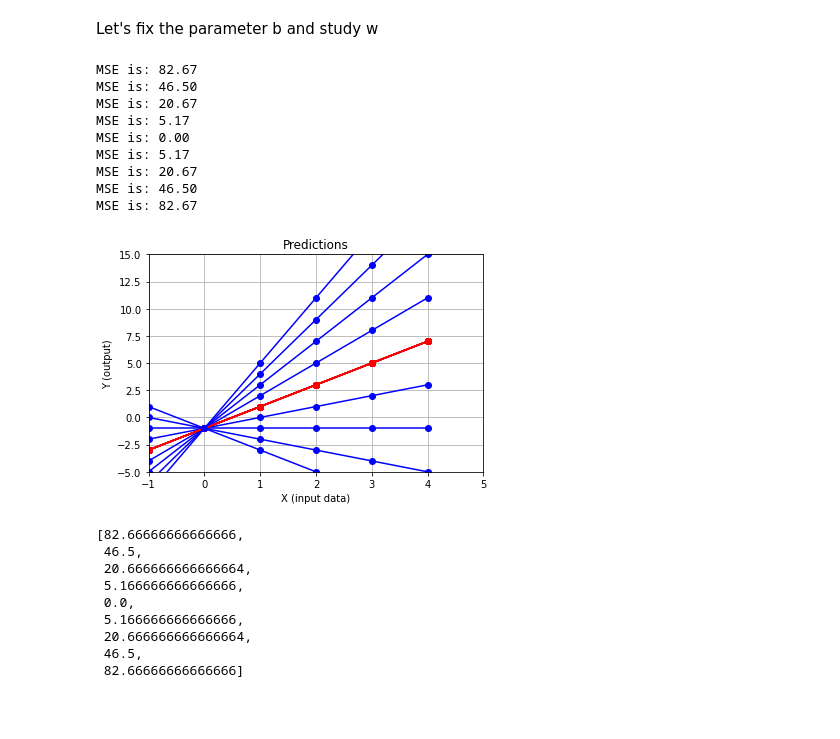
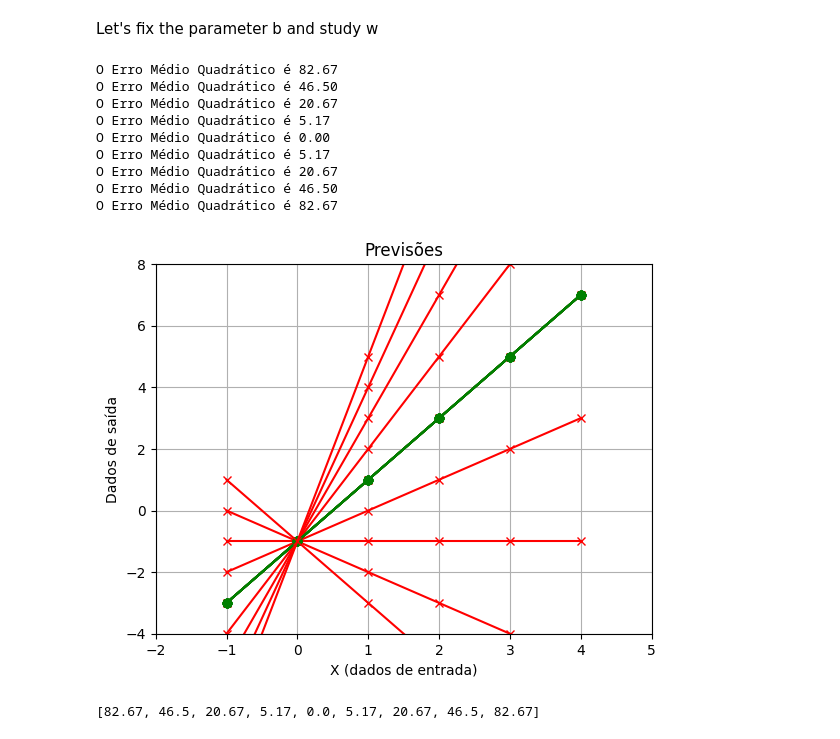
Before and after one commit to ChicoProf/curso-TinyML, a Jupyter notebook: 00_Curse_Folder/1_Fundamentals/Class_05/Exploring_Loss_Cost_Function.ipynb, the cells around one changed output. Drawn from its saved outputs; the diff is of its cells as text; code cells hidden in the pictures; blank space fills up the shorter version.

```diff
--- a/00_Curse_Folder/1_Fundamentals/Class_05/Exploring_Loss_Cost_Function.ipynb
+++ b/00_Curse_Folder/1_Fundamentals/Class_05/Exploring_Loss_Cost_Function.ipynb
@@ -109,7 +109,7 @@ My MSE loss is: 5.17
 # %% [markdown]
 Creating a function
 # %%
-def calc_plot_error (X, Y, w, b):
+def calc_plot_error_ORIGINAL (X, Y, w, b):
     Y_hat = []
     for Xi in X:
         Yi = (w*Xi)+b
@@ -123,16 +123,33 @@ def calc_plot_error (X, Y, w, b):
 
     MSE = (1/n)*(total_squared_error)
     print("MSE is: {:.2f}".format(MSE))
-    plt.plot(X, Y, color='red', marker='o', label='Y')
-    plt.plot(X, Y_hat, color='blue', marker='o', label='predictions')
-    plt.axis([-1,5,-5,15])
-    plt.title('Predictions')
-    plt.xlabel('X (input data)')
-    plt.ylabel('Y (output)')
+    grafico.plot(X, Y, color='red', marker='o', label='Y')
+    grafico.plot(X, Y_hat, color='blue', marker='o', label='predictions')
+    grafico.axis([-1,5,-5,15])
+    grafico.title('Predictions')
+    grafico.xlabel('X (input data)')
+    grafico.ylabel('Y (output)')
     #plt.legend(loc='upper left')
-    plt.grid()
+    grafico.grid()
 
     return MSE
+
+def calc_plot_error(X,Y,w,b):
+  Y_hat=[w*Xi+b for Xi in X]
+  erro=[(Y[i]-Y_hat[i])**2 for i in range(len(Y))]
+  total_squared_error=sum(erro)
+  MSE=sum(erro)/n
+  print(f"O Erro Médio Quadrático é {MSE:.2f}")
+  grafico.plot(X,Y,color='green', marker='o',label='Y (valores reais)')
+  grafico.plot(X, Y_hat,color='red', marker='x', label=f"estimativa para w={w} e b={b}")
+  grafico.axis([min(X)-1,max(X)+1,min(Y)-1,max(Y)+1])
+  grafico.title("Previsões")
+  grafico.xlabel("X (dados de entrada)")
+  grafico.ylabel("Dados de saída")
+  grafico.legend(loc='upper left')
+  grafico.grid()
+
+  return round(MSE,2)
 # %%
 calc_plot_error (X, Y, w=2, b=-2)
 # %% [output]
@@ -144,31 +161,24 @@ Let's fix the parameter b and study w
 # %%
 b = -1
 W_lst = [-2, -1, 0, 1, 2, 3, 4, 5, 6]
-MSE_lst = []
-for wi in W_lst:
+"""for wi in W_lst:
     MSEi = calc_plot_error (X, Y, w=wi, b=b)
-    MSE_lst.append(MSEi)
+    MSE_lst.append(MSEi)"""
+
+MSE_lst = [calc_plot_error(X, Y, w=wi, b=b) for wi in W_lst]
 # %% [output]
-MSE is: 82.67
-MSE is: 46.50
-MSE is: 20.67
-MSE is: 5.17
-MSE is: 0.00
-MSE is: 5.17
-MSE is: 20.67
-MSE is: 46.50
-MSE is: 82.67
+O Erro Médio Quadrático é 82.67
+O Erro Médio Quadrático é 46.50
+O Erro Médio Quadrático é 20.67
+O Erro Médio Quadrático é 5.17
+O Erro Médio Quadrático é 0.00
+O Erro Médio Quadrático é 5.17
+O Erro Médio Quadrático é 20.67
+O Erro Médio Quadrático é 46.50
+O Erro Médio Quadrático é 82.67
-[figure, old version]
+[figure, new version]
 # %%
 MSE_lst
 # %% [output]
-[82.66666666666666,
- 46.5,
- 20.666666666666664,
- 5.166666666666666,
- 0.0,
- 5.166666666666666,
- 20.666666666666664,
- 46.5,
- 82.66666666666666]
+[82.67, 46.5, 20.67, 5.17, 0.0, 5.17, 20.67, 46.5, 82.67]
 # %%
```
Also changed, not shown: parts of 2 cells of this notebook.
